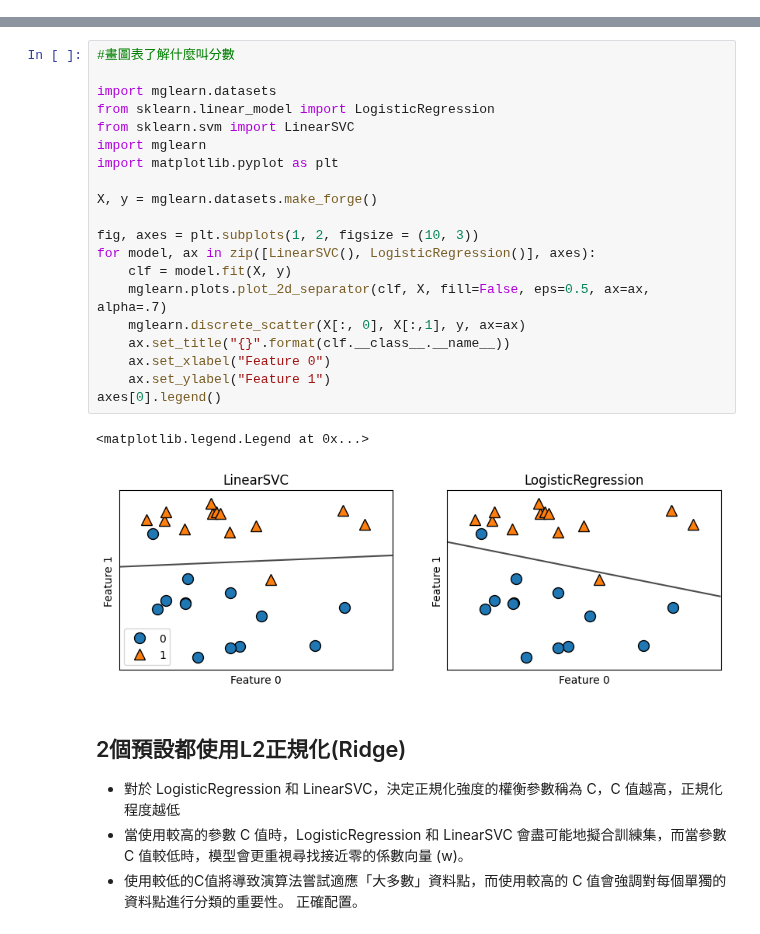
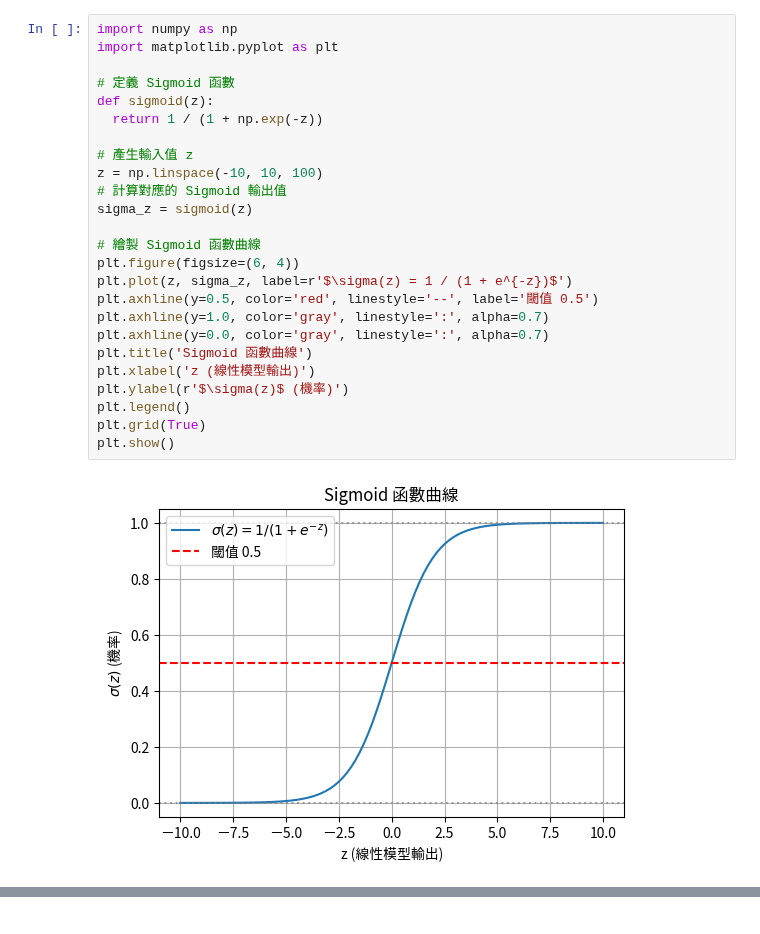
Before and after one commit to roberthsu2003/machine_learning, a Jupyter notebook: 邏輯迴歸/說明1.ipynb, the cells around one changed output, grey strips where cells are left out. Cells and saved outputs as stored; diff of their text form.

```diff
--- a/邏輯迴歸/說明1.ipynb
+++ b/邏輯迴歸/說明1.ipynb
@@ -1,2 +67,29 @@
+# %%
+import numpy as np
+import matplotlib.pyplot as plt
+
+# 定義 Sigmoid 函數
+def sigmoid(z):
+  return 1 / (1 + np.exp(-z))
+
+# 產生輸入值 z
+z = np.linspace(-10, 10, 100)
+# 計算對應的 Sigmoid 輸出值
+sigma_z = sigmoid(z)
+
+# 繪製 Sigmoid 函數曲線
+plt.figure(figsize=(6, 4))
+plt.plot(z, sigma_z, label=r'$\sigma(z) = 1 / (1 + e^{-z})$')
+plt.axhline(y=0.5, color='red', linestyle='--', label='閾值 0.5')
+plt.axhline(y=1.0, color='gray', linestyle=':', alpha=0.7)
+plt.axhline(y=0.0, color='gray', linestyle=':', alpha=0.7)
+plt.title('Sigmoid 函數曲線')
+plt.xlabel('z (線性模型輸出)')
+plt.ylabel(r'$\sigma(z)$ (機率)')
+plt.legend()
+plt.grid(True)
+plt.show()
+# %% [output]
+[figure, added]
 # %% [markdown]
 ## 邏輯分類有2種
@@ -4,30 +99 @@
 - LinearSVC
-# %%
-#畫圖表了解什麼叫分數
-
-import mglearn.datasets
-from sklearn.linear_model import LogisticRegression
-from sklearn.svm import LinearSVC
-import mglearn
-import matplotlib.pyplot as plt
-
-X, y = mglearn.datasets.make_forge()
-
-fig, axes = plt.subplots(1, 2, figsize = (10, 3))
-for model, ax in zip([LinearSVC(), LogisticRegression()], axes):
-    clf = model.fit(X, y)
-    mglearn.plots.plot_2d_separator(clf, X, fill=False, eps=0.5, ax=ax, alpha=.7)
-    mglearn.discrete_scatter(X[:, 0], X[:,1], y, ax=ax)
-    ax.set_title("{}".format(clf.__class__.__name__))
-    ax.set_xlabel("Feature 0")
-    ax.set_ylabel("Feature 1")
-axes[0].legend()
-# %% [output]
-<matplotlib.legend.Legend at 0x...>
-[figure, removed]
-# %% [markdown]
-## 2個預設都使用L2正規化(Ridge)
-- 對於 LogisticRegression 和 LinearSVC，決定正規化強度的權衡參數稱為 C，C 值越高，正規化程度越低
-- 當使用較高的參數 C 值時，LogisticRegression 和 LinearSVC 會盡可能地擬合訓練集，而當參數 C 值較低時，模型會更重視尋找接近零的係數向量 (w)。
-- 使用較低的C值將導致演算法嘗試適應「大多數」資料點，而使用較高的 C 值會強調對每個單獨的資料點進行分類的重要性。
-正確配置。
```
Also changed, not shown: parts of 17 cells of this notebook, 2 other files.
